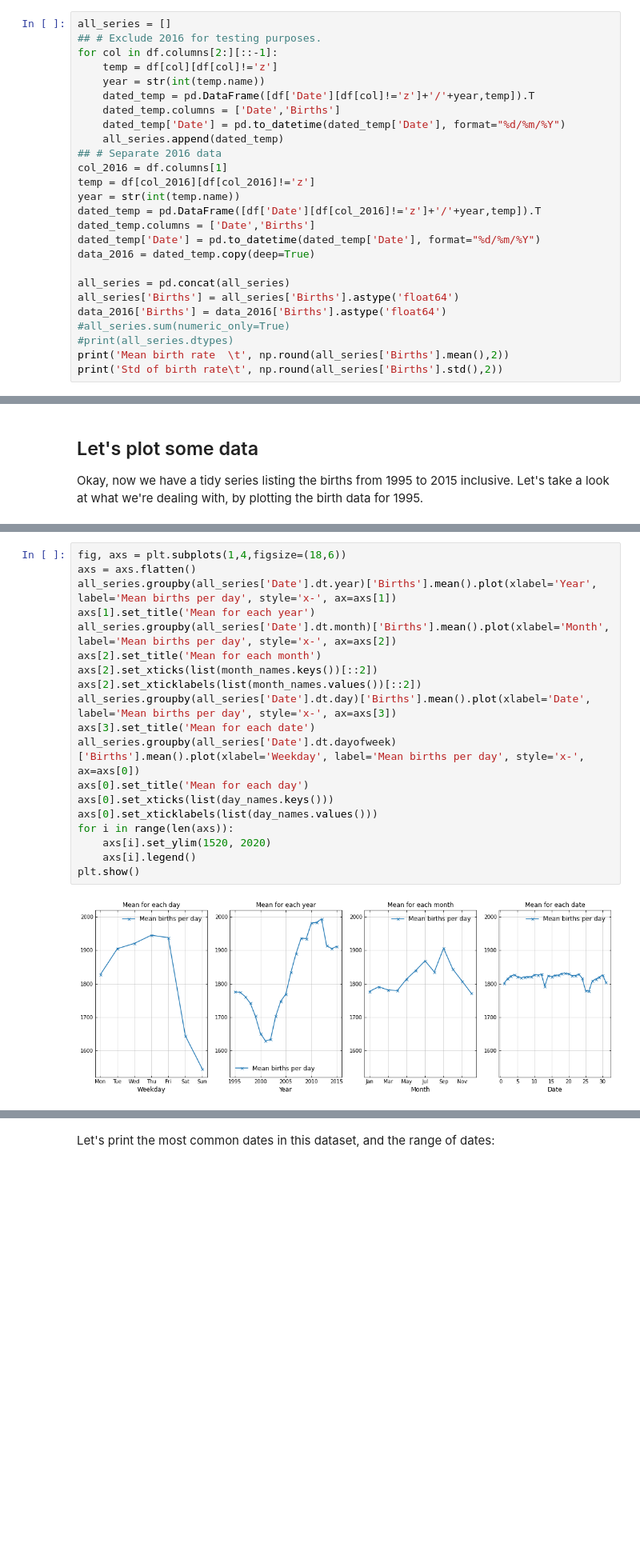
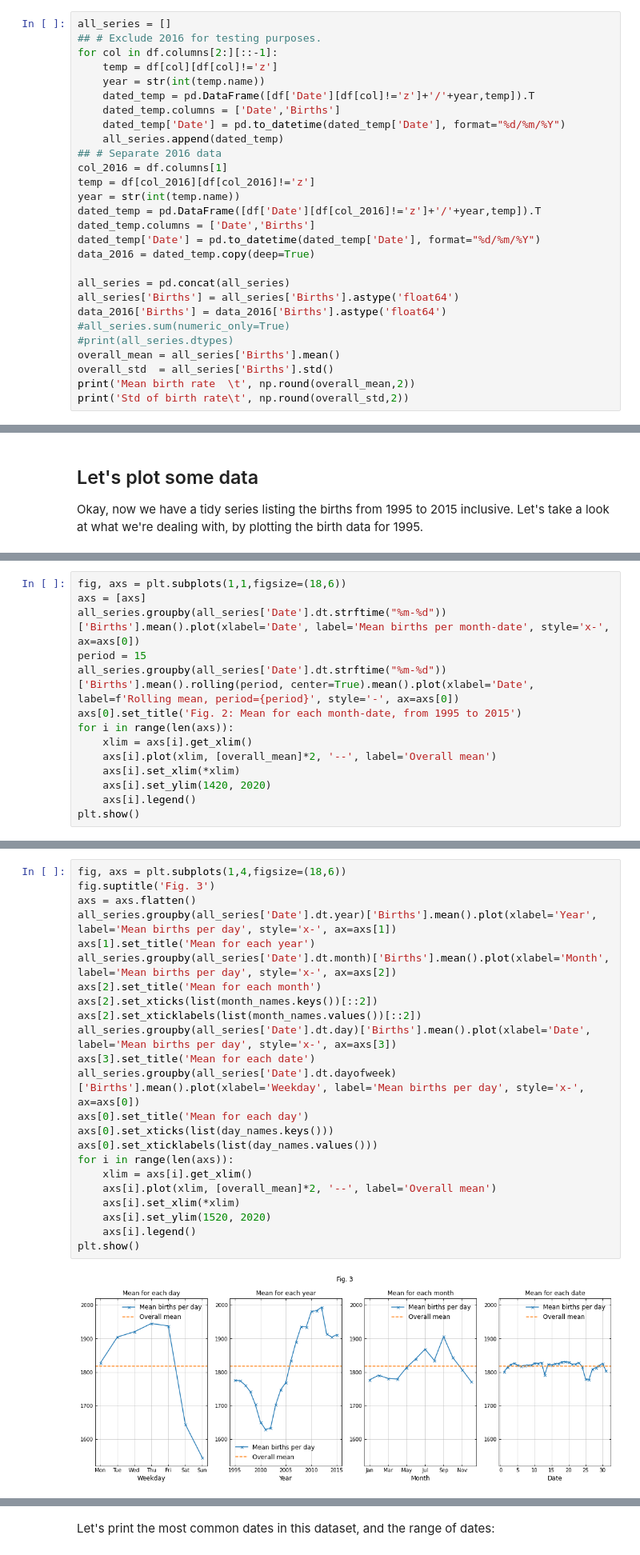
Before and after one commit to pc559/weekend_births_analysis, a Jupyter notebook: ons_births_model.ipynb, the cells around one changed output, grey strips where cells are left out. Shown: that part at 80% size. Drawn from its saved outputs; the diff is of its cells as text; blank space fills up the shorter version.

```diff
--- a/ons_births_model.ipynb
+++ b/ons_births_model.ipynb
@@ -107,8 +106,10 @@ all_series['Births'] = all_series['Births'].astype('float64')
 data_2016['Births'] = data_2016['Births'].astype('float64')
 #all_series.sum(numeric_only=True)
 #print(all_series.dtypes)
-print('Mean birth rate  \t', np.round(all_series['Births'].mean(),2))
-print('Std of birth rate\t', np.round(all_series['Births'].std(),2))
+overall_mean = all_series['Births'].mean()
+overall_std  = all_series['Births'].std()
+print('Mean birth rate  \t', np.round(overall_mean,2))
+print('Std of birth rate\t', np.round(overall_std,2))
 # %% [output]
 Mean birth rate          1817.94
 Std of birth rate        207.85
@@ -126,0 +129,14 @@ There's a lot going on here! There are clear regular dips - these turn out to be
+# %%
+fig, axs = plt.subplots(1,1,figsize=(18,6))
+axs = [axs]
+all_series.groupby(all_series['Date'].dt.strftime("%m-%d"))['Births'].mean().plot(xlabel='Date', label='Mean births per month-date', style='x-', ax=axs[0])
+period = 15
+all_series.groupby(all_series['Date'].dt.strftime("%m-%d"))['Births'].mean().rolling(period, center=True).mean().plot(xlabel='Date', label=f'Rolling mean, period={period}', style='-', ax=axs[0])
+axs[0].set_title('Fig. 2: Mean for each month-date, from 1995 to 2015')
+for i in range(len(axs)):
+    xlim = axs[i].get_xlim()
+    axs[i].plot(xlim, [overall_mean]*2, '--', label='Overall mean')
+    axs[i].set_xlim(*xlim)
+    axs[i].set_ylim(1420, 2020)
+    axs[i].legend()
+plt.show()
@@ -127,22 +147,26 @@ There's a lot going on here! There are clear regular dips - these turn out to be
 # %%
 fig, axs = plt.subplots(1,4,figsize=(18,6))
+fig.suptitle('Fig. 3')
 axs = axs.flatten()
 all_series.groupby(all_series['Date'].dt.year)['Births'].mean().plot(xlabel='Year', label='Mean births per day', style='x-', ax=axs[1])
 axs[1].set_title('Mean for each year')
 all_series.groupby(all_series['Date'].dt.month)['Births'].mean().plot(xlabel='Month', label='Mean births per day', style='x-', ax=axs[2])
 axs[2].set_title('Mean for each month')
 axs[2].set_xticks(list(month_names.keys())[::2])
 axs[2].set_xticklabels(list(month_names.values())[::2])
 all_series.groupby(all_series['Date'].dt.day)['Births'].mean().plot(xlabel='Date', label='Mean births per day', style='x-', ax=axs[3])
 axs[3].set_title('Mean for each date')
 all_series.groupby(all_series['Date'].dt.dayofweek)['Births'].mean().plot(xlabel='Weekday', label='Mean births per day', style='x-', ax=axs[0])
 axs[0].set_title('Mean for each day')
 axs[0].set_xticks(list(day_names.keys()))
 axs[0].set_xticklabels(list(day_names.values()))
 for i in range(len(axs)):
+    xlim = axs[i].get_xlim()
+    axs[i].plot(xlim, [overall_mean]*2, '--', label='Overall mean')
+    axs[i].set_xlim(*xlim)
     axs[i].set_ylim(1520, 2020)
     axs[i].legend()
 plt.show()
 # %% [output]
-[figure, old version]
+[figure, new version]
 # %% [markdown]
```
Also changed, not shown: parts of 18 cells of this notebook.
